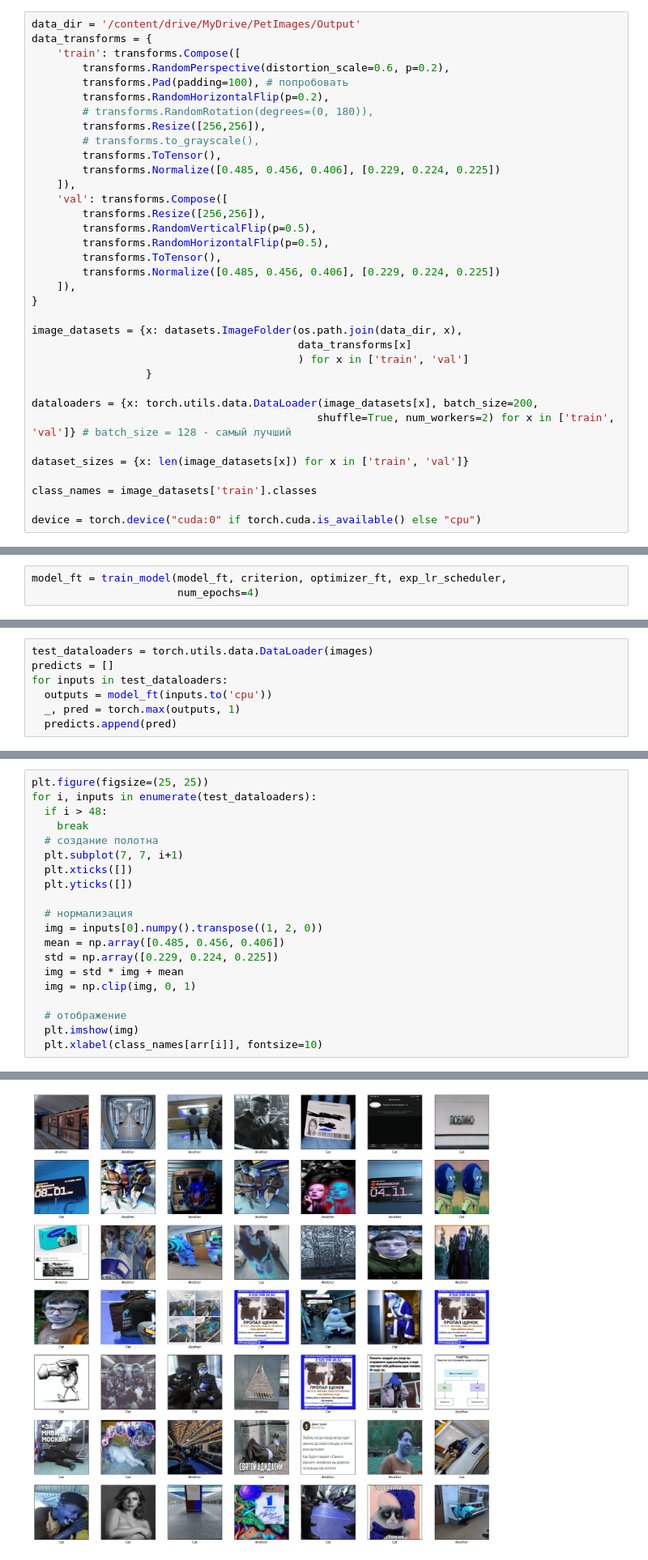
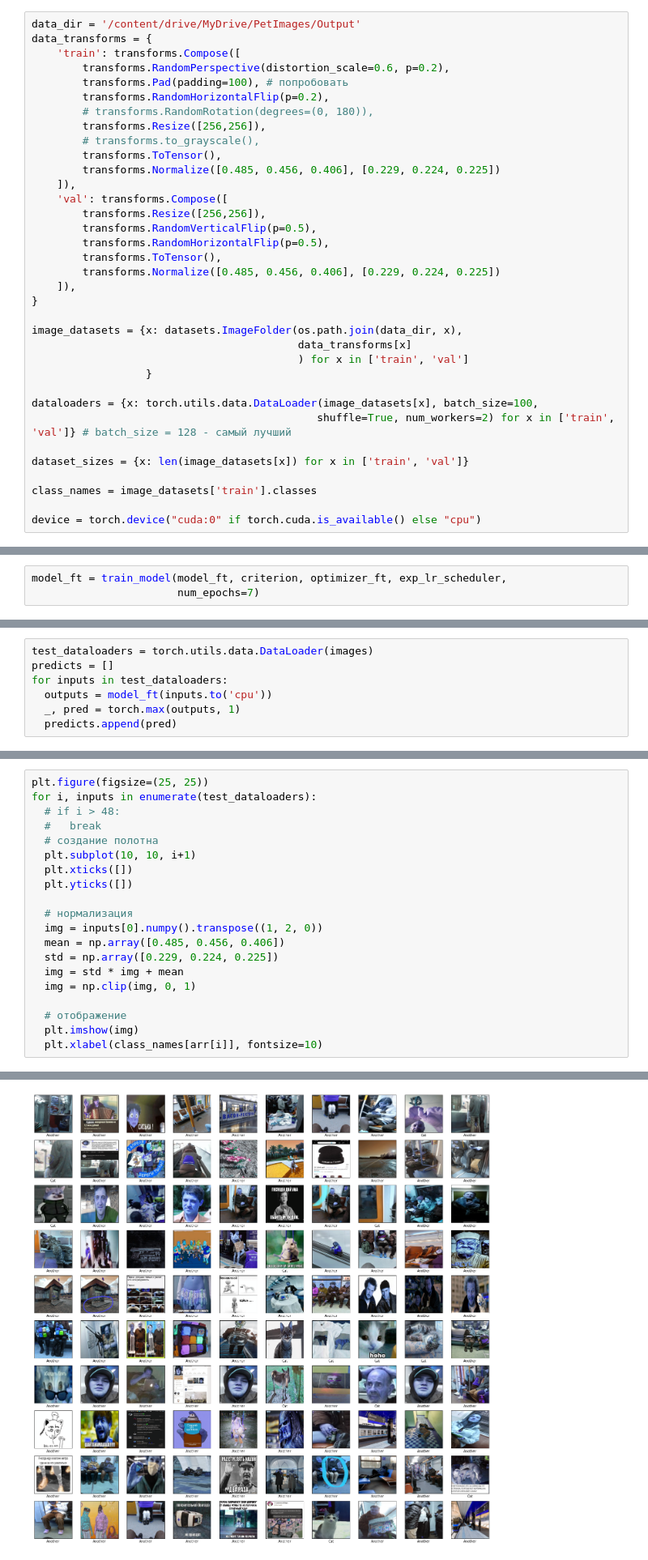
Before and after one commit to Ygrick/Data-Science, a Jupyter notebook: cats_vs_another.ipynb, the cells around one changed output, grey strips where cells are left out. Shown at 81% size. Drawn from its saved outputs; the diff is of its cells as text.

```diff
--- a/cats_vs_another.ipynb
+++ b/cats_vs_another.ipynb
@@ -64,7 +65,7 @@ image_datasets = {x: datasets.ImageFolder(os.path.join(data_dir, x),
                                           ) for x in ['train', 'val']
                   }
 
-dataloaders = {x: torch.utils.data.DataLoader(image_datasets[x], batch_size=200,
+dataloaders = {x: torch.utils.data.DataLoader(image_datasets[x], batch_size=100,
                                              shuffle=True, num_workers=2) for x in ['train', 'val']} # batch_size = 128 - самый лучший
 
 dataset_sizes = {x: len(image_datasets[x]) for x in ['train', 'val']}
@@ -170,5 +171,5 @@ optimizer_ft = optim.SGD(model_ft.parameters(), lr=0.001, momentum=0.9)
 exp_lr_scheduler = lr_scheduler.StepLR(optimizer_ft, step_size=7, gamma=0.1)
 # %%
 model_ft = train_model(model_ft, criterion, optimizer_ft, exp_lr_scheduler,
-                       num_epochs=4)
+                       num_epochs=7)
 # %% [output]
@@ -261,10 +248,10 @@ array([0, 0, 0, 0, 1, 1, 1, 1, 0, 0, 0, 0, 0, 1, 0, 0, 0, 1, 0, 1, 0, 1,
 # %%
 plt.figure(figsize=(25, 25))
 for i, inputs in enumerate(test_dataloaders):
-  if i > 48:
-    break
+  # if i > 48:
+  #   break
   # создание полотна
-  plt.subplot(7, 7, i+1)
+  plt.subplot(10, 10, i+1)
   plt.xticks([])
   plt.yticks([])
 
@@ -282 +270 @@ for i, inputs in enumerate(test_dataloaders):
-[figure, old version]
+[figure, new version]
```
Also changed, not shown: parts of 15 cells of this notebook.
